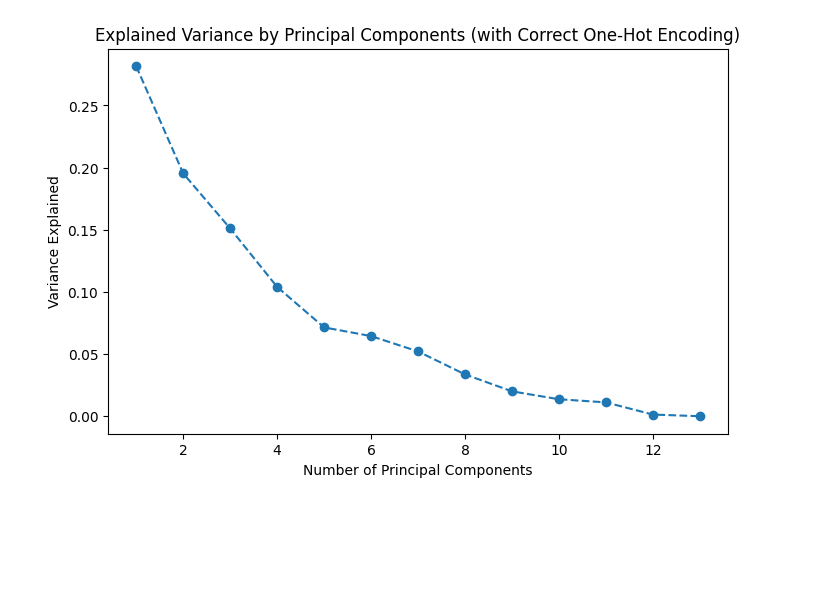
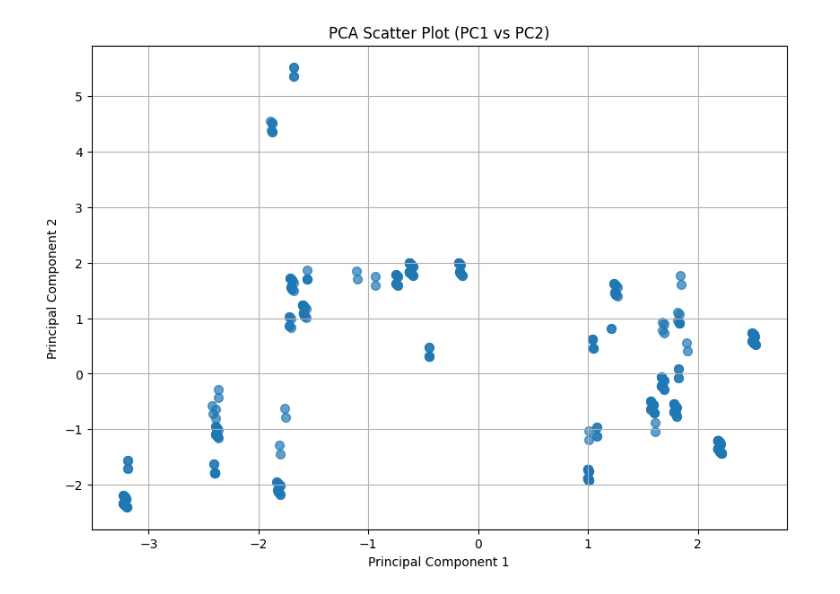
Before and after one commit to mentis-dev/welfare_indicators, a Jupyter notebook: notebook/PCA2.ipynb, the cells around one changed output. Drawn from its saved outputs; the diff is of its cells as text; code cells hidden in the pictures; blank space fills up the shorter version.

```diff
--- a/notebook/PCA2.ipynb
+++ b/notebook/PCA2.ipynb
@@ -9,5 +9,8 @@ import matplotlib.pyplot as plt
 import seaborn as sns
 # %%
 df=pd.read_csv("../data/dairy_cows.csv")
+
+columns_to_remove=['ID', 'Species','Hazards_Source_1',	'Hazards_Source_2',	'Global_Usage', 'WQ_Principles', 'WQ_Criteria',	'Norway_Usage', 'Welfare_Hazards_Animal', 'Welfare_Indicator']
+df.drop(columns=columns_to_remove, inplace=True)
 df.head()
 # %% [output]
@@ -120 +68,17 @@ plt.show()
+# %%
+# One-Hot Encoding for categorical fields
+one_hot_fields = ["Animal_Class", "Welfare_Hazards_Affective_States", "Indicator_Type", "Indicator_Dimensions"]
+data_encoded = pd.get_dummies(df, columns=one_hot_fields, prefix=one_hot_fields)
+
+# Ordinal Encoding for fields with inherent order
+ordinal_mappings = {
+    "Welfare_Hazards_Impact": {"Low": 1, "High": 2},
+    "Ease_of_Hazard_Mitigation": {"Moderate": 1, "Difficult": 2},
+    "Indicator_Ease": {"Moderate": 1},
+    "Indicator_Resources": {"Low": 1, "Medium": 2},
+    "Hazards_Severity": {"Minor": 1, "Moderate": 2, "Severe": 3}
+}
+
+for field, mapping in ordinal_mappings.items():
+    data_encoded[field] = data_encoded[field].map(mapping)
 # %%
@@ -136,38 +100,30 @@ df
 # %%
 
 
-# Checking the one-hot encoding result
-encoded_columns = [
-    'Hazard_H_FN', 'Hazard_H_HE', 'Hazard_H_MH',
-    'Consequence_C_HD', 'Consequence_C_BW', 'Consequence_C_SR', 'Consequence_C_M',
-    'Indicator_I_HP', 'Indicator_I_BW'
-]
+# Standardize the data for PCA
+data_standardized = StandardScaler().fit_transform(data_encoded.fillna(0))
 
-# Confirming the presence of the expected encoded columns
-missing_columns = [col for col in encoded_columns if col not in df.columns]
+# Perform PCA
+pca = PCA()
+pca_result = pca.fit_transform(data_standardized)
 
-# If any columns are missing, print them; otherwise, proceed with the PCA
-if missing_columns:
-    print(f"Missing columns after one-hot encoding: {missing_columns}")
-else:
-    # Reperform PCA including the expected one-hot encoded columns
-    columns_for_pca = ['Welfare_Hazards_Impact', 'Ease_of_Hazard_Mitigation', 'Indicator_Ease',
-                       'Indicator_Resources'] + encoded_columns
-    df_scaled = scaler.fit_transform(df[columns_for_pca])
+# Create a DataFrame for explained variance ratios
+explained_variance = pd.DataFrame({
+    "Principal Component": [f"PC{i+1}" for i in range(len(pca.explained_variance_ratio_))],
+    "Explained Variance Ratio": pca.explained_variance_ratio_,
+    "Cumulative Variance Ratio": pca.explained_variance_ratio_.cumsum()
+})
 
-    # Perform PCA
-    pca = PCA()
-    pca_result = pca.fit_transform(df_scaled)
+# Save or display explained variance
+print("Explained Variance Ratios:")
+print(explained_variance)
 
-    # Create a new DataFrame for the PCA results
-    pca_df = pd.DataFrame(pca_result, columns=[f"PC{i+1}" for i in range(len(pca.explained_variance_ratio_))])
-
-    # Plot the explained variance
-    explained_variance = pca.explained_variance_ratio_
-    plt.figure(figsize=(8, 5))
-    plt.plot(range(1, len(explained_variance) + 1), explained_variance, marker='o', linestyle='--')
-    plt.title('Explained Variance by Principal Components (with Correct One-Hot Encoding)')
-    plt.xlabel('Number of Principal Components')
-    plt.ylabel('Variance Explained')
-    plt.show()
+# PCA Scatter Plot for the first two components
+plt.figure(figsize=(10, 7))
+plt.scatter(pca_result[:, 0], pca_result[:, 1], alpha=0.7, s=50)
+plt.xlabel('Principal Component 1')
+plt.ylabel('Principal Component 2')
+plt.title('PCA Scatter Plot (PC1 vs PC2)')
+plt.grid()
+plt.show()
 # %% [output]
@@ -174 +150 @@ else:
-[figure, old version]
+[figure, new version]
```
Also changed, not shown: parts of 15 cells of this notebook, 1 other file.
